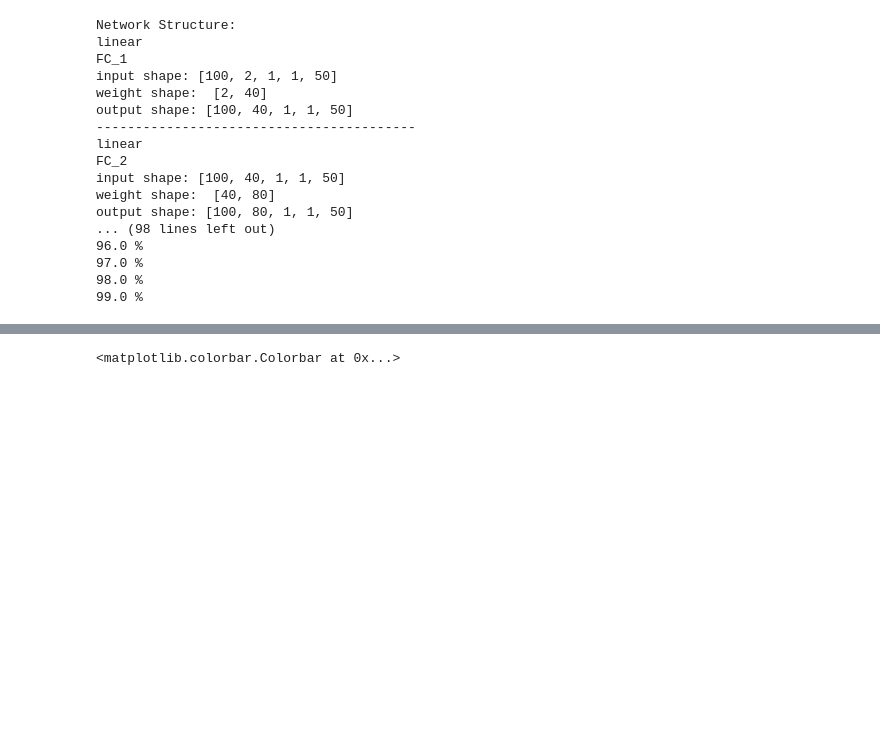
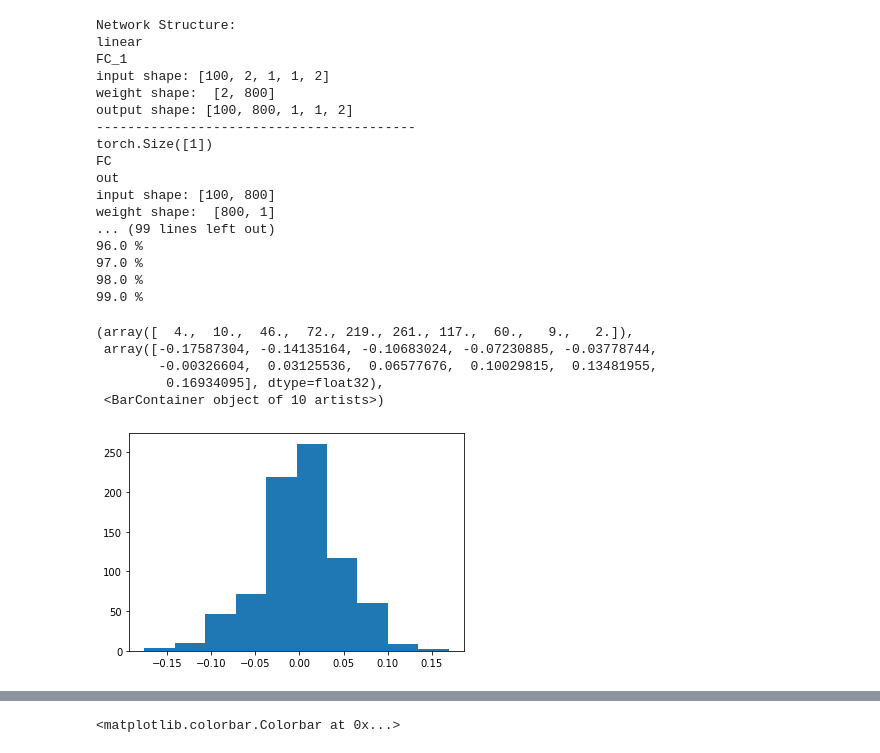
Before and after one commit to superrrpotato/Acc-Timing, a Jupyter notebook: XOR_tracking.ipynb, the cells around one changed output, grey strips where cells are left out. Drawn from its saved outputs; the diff is of its cells as text; code cells hidden in the pictures; blank space fills up the shorter version.

```diff
--- a/XOR_tracking.ipynb
+++ b/XOR_tracking.ipynb
@@ -19,12 +19,13 @@ net = cnns.Network(params['Network'], params['Layers'],\
 checkpoint = torch.load(checkpoint_path)
 net.load_state_dict(checkpoint['net'])
 resolution = 0.02
-outputs_size = len(np.arange(-1,1,resolution))
+ranges = np.arange(-1,1,resolution)
+outputs_size = len(ranges)
 outputs = np.zeros((outputs_size,outputs_size))
-for index_i, i in enumerate(np.arange(-1,1,resolution)):
+for index_i, i in enumerate(ranges):
 
     print(index_i/outputs_size*100,'%')
-    for index_j, j in enumerate(np.arange(-1,1,resolution)):
+    for index_j, j in enumerate(ranges):
         inputs = torch.tensor([i,j])
         inputs = inputs.unsqueeze_(-1).repeat(1, 1, 1, 1, glv.n_steps)
         outputs[index_i,index_j] = torch.sum(net.forward(inputs, False))/glv.n_steps
@@ -32,20 +33,29 @@ for index_i, i in enumerate(np.arange(-1,1,resolution)):
 Network Structure:
 linear
 FC_1
-input shape: [100, 2, 1, 1, 50]
-weight shape:  [2, 40]
-output shape: [100, 40, 1, 1, 50]
+input shape: [100, 2, 1, 1, 2]
+weight shape:  [2, 800]
+output shape: [100, 800, 1, 1, 2]
 -----------------------------------------
-linear
-FC_2
-input shape: [100, 40, 1, 1, 50]
-weight shape:  [40, 80]
-output shape: [100, 80, 1, 1, 50]
-... (98 lines left out)
+torch.Size([1])
+FC
+out
+input shape: [100, 800]
+weight shape:  [800, 1]
+... (99 lines left out)
 96.0 %
 97.0 %
 98.0 %
 99.0 %
+# %%
+plt.hist(checkpoint['net']['my_parameters.4'])
+# %% [output]
+(array([  4.,  10.,  46.,  72., 219., 261., 117.,  60.,   9.,   2.]),
+ array([-0.17587304, -0.14135164, -0.10683024, -0.07230885, -0.03778744,
+        -0.00326604,  0.03125536,  0.06577676,  0.10029815,  0.13481955,
+         0.16934095], dtype=float32),
+ <BarContainer object of 10 artists>)
+[figure, added]
 # %%
 plt.imshow(outputs)
 plt.colorbar()
```
Also changed, not shown: parts of 3 cells of this notebook, 6 other files.
